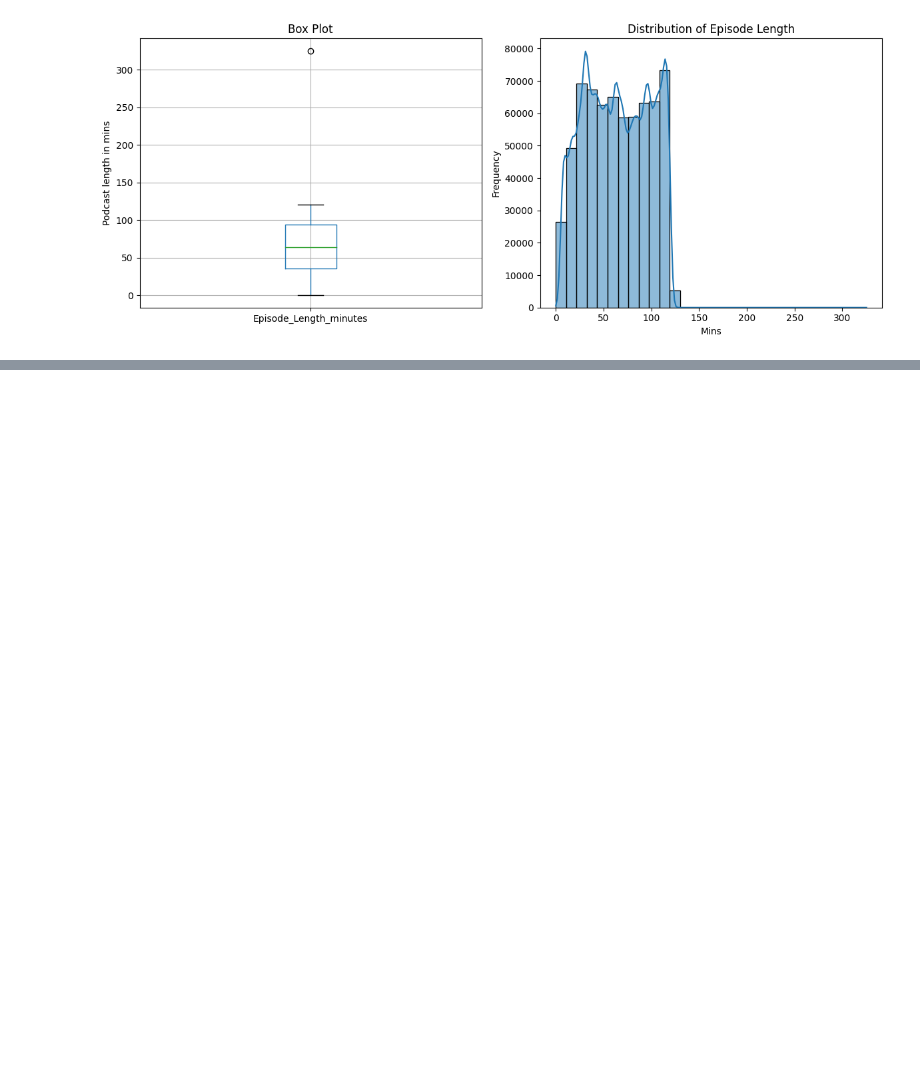
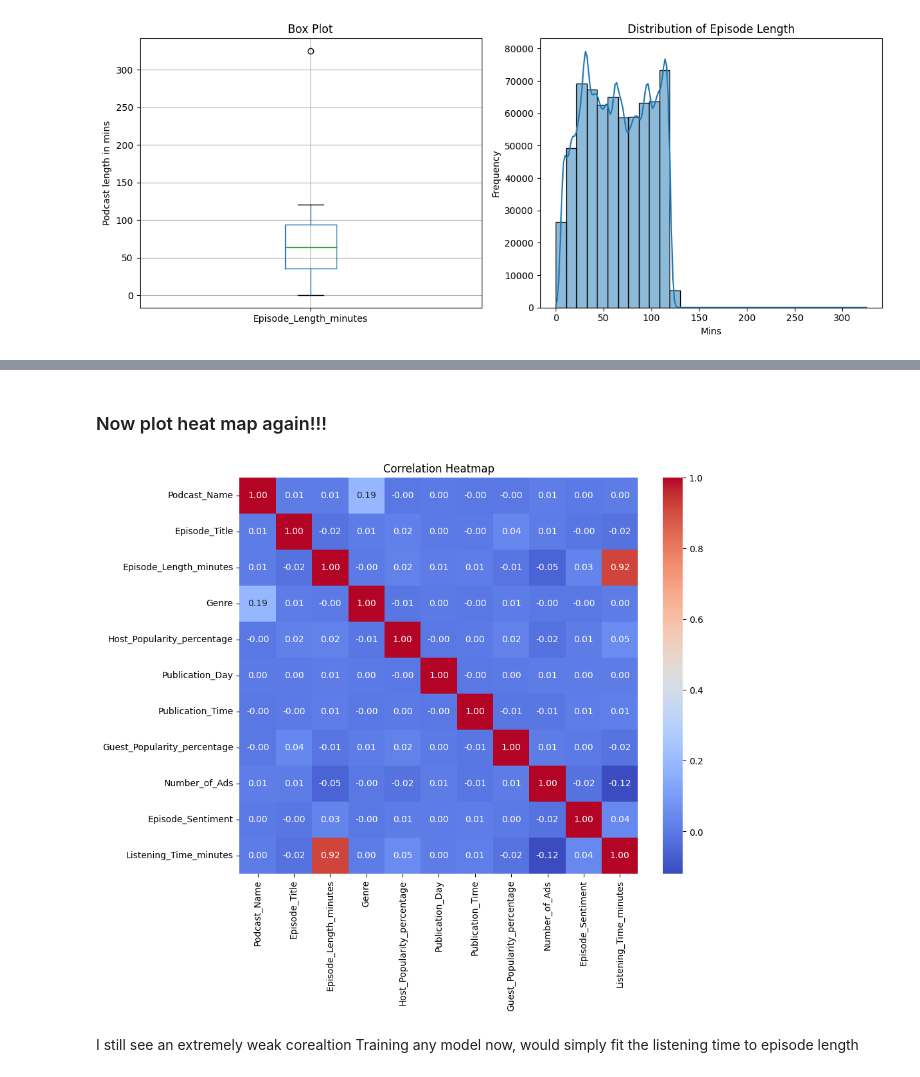
Before and after one commit to rahus12/kaggle-podcast-playtime, a Jupyter notebook: code.ipynb, the cells around one changed output, grey strips where cells are left out. Cells and saved outputs as stored; diff of their text form; code cells hidden in the pictures; blank space fills up the shorter version.

```diff
--- a/code.ipynb
+++ b/code.ipynb
@@ -63,0 +123,9 @@ plt.show()
+# %%
+df_encoded = data.copy()
+label_encoders = {}
+
+# Loop through all non-numeric columns
+for col in df_encoded.select_dtypes(exclude='number').columns:
+    le = LabelEncoder()
+    df_encoded[col] = le.fit_transform(df_encoded[col].astype(str))
+    label_encoders[col] = le  # Optional: store encoder for decoding later
@@ -63,0 +141,12 @@ plt.show()
+# %% [markdown]
+### Now plot heat map again!!!
+# %%
+plt.figure(figsize=(10, 8))  # adjust size as needed
+sns.heatmap(df_encoded.drop(columns='id').corr(numeric_only=True), annot=True, cmap='coolwarm', fmt=".2f")
+plt.title('Correlation Heatmap')
+plt.show()
+# %% [output]
+[figure, added]
+# %% [markdown]
+I still see an extremely weak corealtion
+Training any model now, would simply fit the listening time to episode length
```
Also changed, not shown: parts of 11 cells of this notebook.
